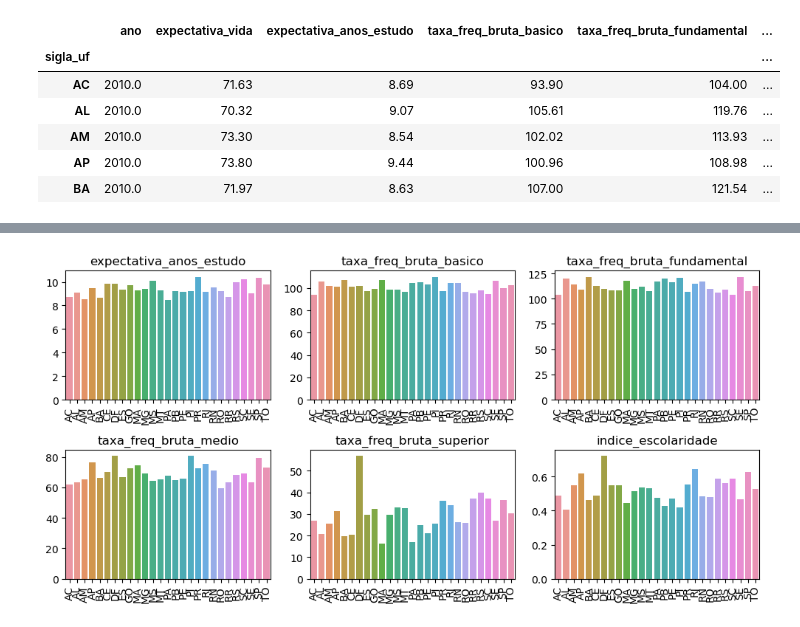
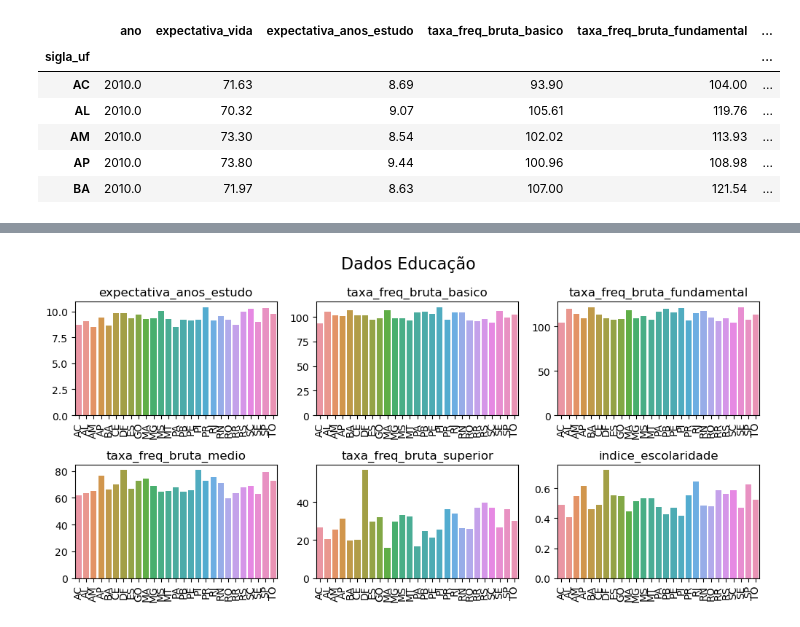
Before and after one commit to ZuilhoSe/PS-Analytica, a Jupyter notebook: A3/analises.ipynb, the cells around one changed output, grey strips where cells are left out. Saved outputs shown, nothing was run; the diff lists cells and outputs as text; code cells hidden in the pictures.

```diff
--- a/A3/analises.ipynb
+++ b/A3/analises.ipynb
@@ -163,14 +180,15 @@ plt.show()
 # %%
-# Plottiing bar chart for expectativa_vida, expectativa_anos_estudo, indice_gini, prop_pobreza, renda_pc
+# Plottiing bar chart
 fig, ax = plt.subplots(2, 3, figsize=(10, 5))
 ax = ax.ravel()
 for i, column in enumerate(['expectativa_anos_estudo', 'taxa_freq_bruta_basico', 'taxa_freq_bruta_fundamental', 'taxa_freq_bruta_medio', 'taxa_freq_bruta_superior', 'indice_escolaridade']):
     sns.barplot(x=df_adh_mean.index, y=df_adh_mean[column], ax=ax[i])
     ax[i].set_title(column)
     ax[i].set_xlabel('')
     ax[i].set_ylabel('')
     ax[i].set_xticklabels(ax[i].get_xticklabels(), rotation=90)
+fig.suptitle('Dados Educação', fontsize=16)
 plt.tight_layout()
 plt.show()
 # %% [output]
-[figure, old version]
+[figure, new version]
```
Also changed, not shown: parts of 29 cells of this notebook, 1 other file.
